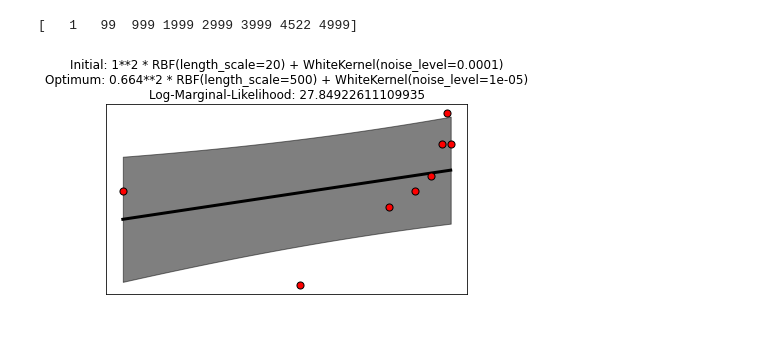
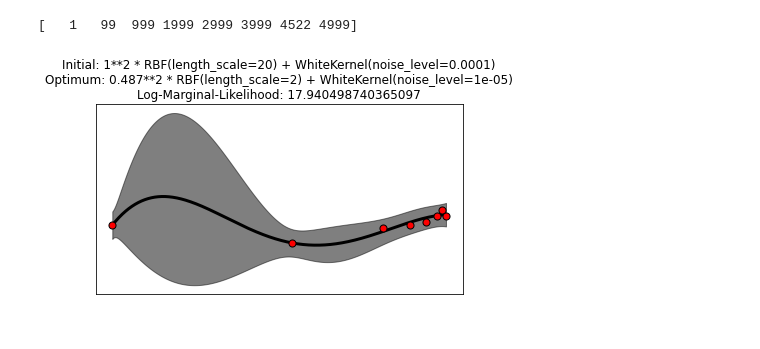
Before and after one commit to michelleliu1027/Bayesian_PV, a Jupyter notebook: BO_example.ipynb, the cells around one changed output. Drawn from its saved outputs; the diff is of its cells as text; code cells hidden in the pictures.

```diff
--- a/BO_example.ipynb
+++ b/BO_example.ipynb
@@ -228,22 +228,22 @@ print (x_loop)
 # %%
 # Preparing training set
 X = x_normal[x_loop].reshape(x_loop.size)
 y = y_normal[x_loop]
 X = X.reshape(x_loop.size,1)
 X = np.log10(X)
 MAX_x_value = np.log10(5000)
 X_ = np.linspace(0,MAX_x_value, 5000)
 
 # Kernel setting
-length_scale_bounds_MAX = 500
-length_scale_bounds_MIN = 1e-2
+length_scale_bounds_MAX = 2
+length_scale_bounds_MIN = 1e-3
 
 kernel = 1.0 * RBF(length_scale=20,
 length_scale_bounds=(length_scale_bounds_MIN, length_scale_bounds_MAX)) \
     + WhiteKernel(noise_level=0.0001)
 gp = GaussianProcessRegressor(kernel=kernel,alpha=0.0).fit(X, y)
 
 y_mean, y_cov = gp.predict(X_[:, np.newaxis], return_cov=True)
 plot (X_,y_mean,y,y_cov,gp,kernel)
 # %% [output]
-[figure, old version]
+[figure, new version]
```
Also changed, not shown: parts of 2 cells of this notebook.
